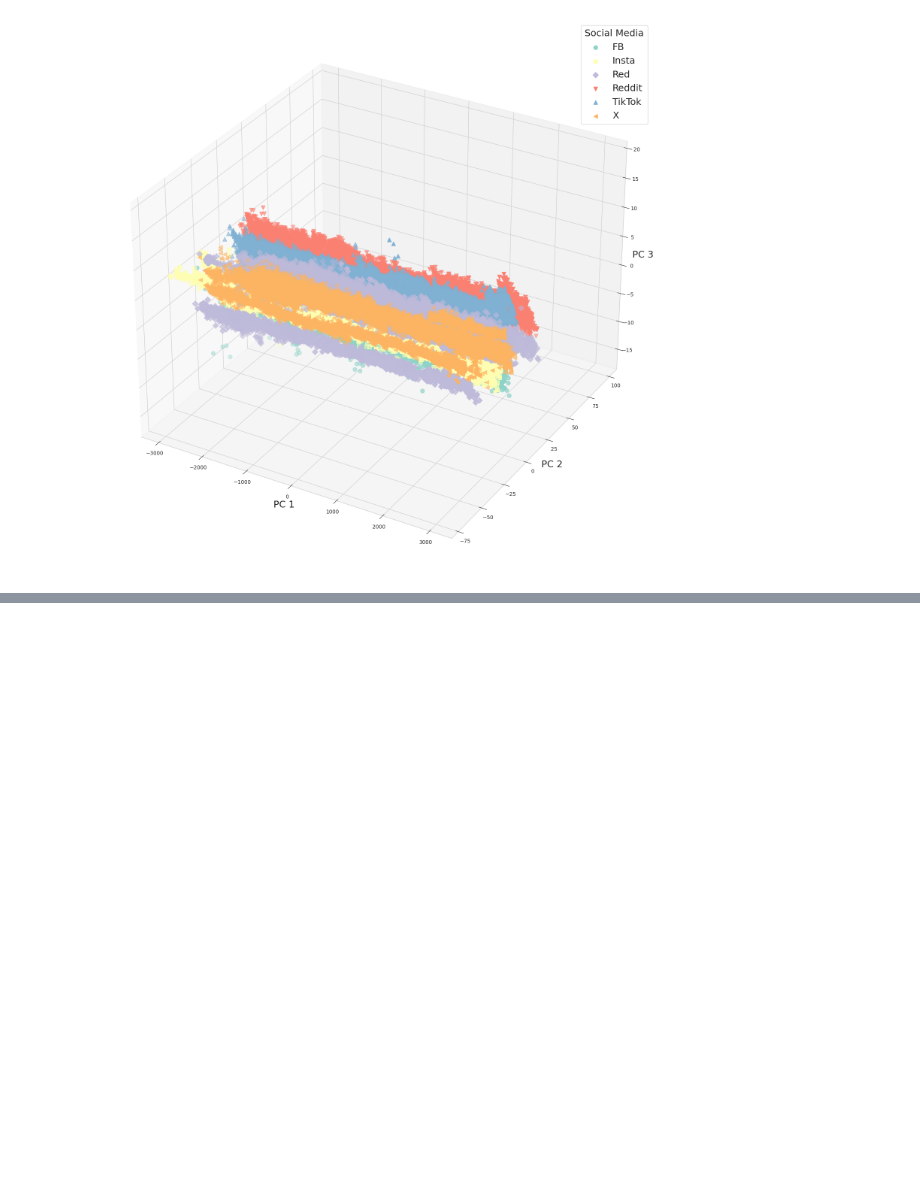
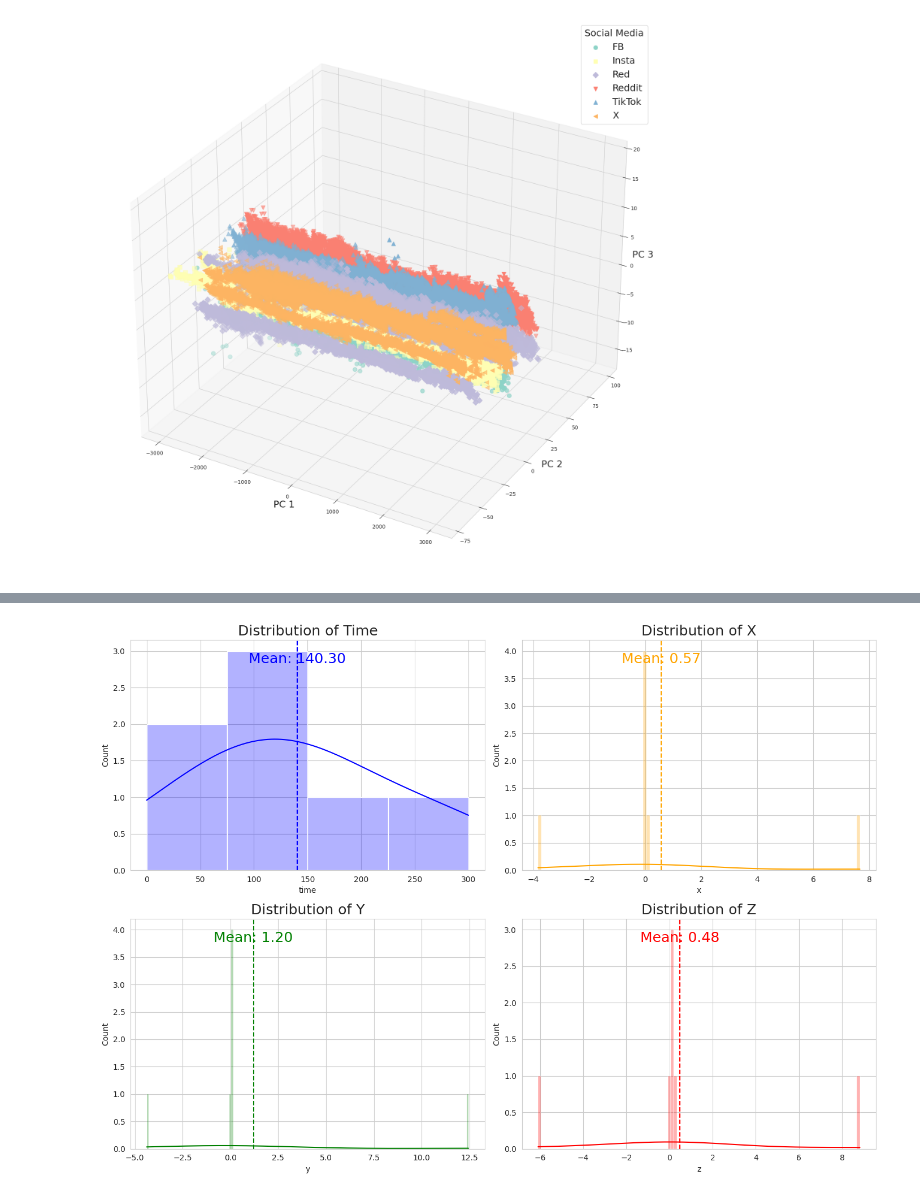
Before and after one commit to sharyz119/ml4qs_social_app, a Jupyter notebook: Exploratory Data Analysis.ipynb, the cells around one changed output, grey strips where cells are left out. Drawn from its saved outputs; the diff is of its cells as text; code cells hidden in the pictures; blank space fills up the shorter version.

```diff
--- a/Exploratory Data Analysis.ipynb
+++ b/Exploratory Data Analysis.ipynb
@@ -361,0 +477,55 @@ plt.show()
+# %%
+#Dataset 2
+import pandas as pd
+import matplotlib.pyplot as plt
+import seaborn as sns
+
+# Creating the data for the first dataset
+data1 = {
+    "Statistic": ["count", "mean", "std", "min", "25%", "50%", "75%", "max"],
+    "time": [1.037391e+06, 1.490948e+02, 8.639250e+01, -2.608750e-04, 7.435528e+01, 1.487047e+02, 2.234788e+02, 3.000568e+02],
+    "x": [1.037391e+06, -6.789230e-03, 1.477437e-01, -3.827905e+00, -4.570057e-02, -6.596609e-03, 3.294694e-02, 7.665697e+00],
+    "y": [1.037391e+06, 4.941075e-02, 1.416025e-01, -4.376488e+00, 4.429851e-03, 6.424472e-02, 9.634223e-02, 1.244919e+01],
+    "z": [1.037391e+06, 9.772933e-02, 2.122253e-01, -6.095186e+00, 2.315438e-02, 1.137142e-01, 1.709743e-01, 8.828123e+00]
+}
+
+# Creating the DataFrame
+df1 = pd.DataFrame(data1)
+
+# Extracting values for plotting (excluding the 'count' statistic)
+time_values1 = df1[df1['Statistic'] != 'count']['time'].astype(float)
+x_values1 = df1[df1['Statistic'] != 'count']['x'].astype(float)
+y_values1 = df1[df1['Statistic'] != 'count']['y'].astype(float)
+z_values1 = df1[df1['Statistic'] != 'count']['z'].astype(float)
+
+# Creating the plots
+fig, axs = plt.subplots(2, 2, figsize=(14, 10))
+
+# Plot for 'time'
+sns.histplot(time_values1, kde=True, ax=axs[0, 0], color='blue', alpha=0.3)
+axs[0, 0].axvline(time_values1.mean(), color='blue', linestyle='--')
+axs[0, 0].text(time_values1.mean(), max(axs[0, 0].get_ylim())*0.9, f'Mean: {time_values1.mean():.2f}', color='blue', ha='center', fontsize=18)
+axs[0, 0].set_title('Distribution of Time', fontsize=18)
+
+# Plot for 'x'
+sns.histplot(x_values1, kde=True, ax=axs[0, 1], color='orange', alpha=0.3)
+axs[0, 1].axvline(x_values1.mean(), color='orange', linestyle='--')
+axs[0, 1].text(x_values1.mean(), max(axs[0, 1].get_ylim())*0.9, f'Mean: {x_values1.mean():.2f}', color='orange', ha='center', fontsize=18)
+axs[0, 1].set_title('Distribution of X', fontsize=18)
+
+# Plot for 'y'
+sns.histplot(y_values1, kde=True, ax=axs[1, 0], color='green', alpha=0.3)
+axs[1, 0].axvline(y_values1.mean(), color='green', linestyle='--')
+axs[1, 0].text(y_values1.mean(), max(axs[1, 0].get_ylim())*0.9, f'Mean: {y_values1.mean():.2f}', color='green', ha='center', fontsize=18)
+axs[1, 0].set_title('Distribution of Y', fontsize=18)
+
+# Plot for 'z'
+sns.histplot(z_values1, kde=True, ax=axs[1, 1], color='red', alpha=0.3)
+axs[1, 1].axvline(z_values1.mean(), color='red', linestyle='--')
+axs[1, 1].text(z_values1.mean(), max(axs[1, 1].get_ylim())*0.9, f'Mean: {z_values1.mean():.2f}', color='red', ha='center', fontsize=18)
+axs[1, 1].set_title('Distribution of Z', fontsize=18)
+
+plt.tight_layout()
+plt.show()
+# %% [output]
+[figure, added]
```
Also changed, not shown: parts of 14 cells of this notebook.
